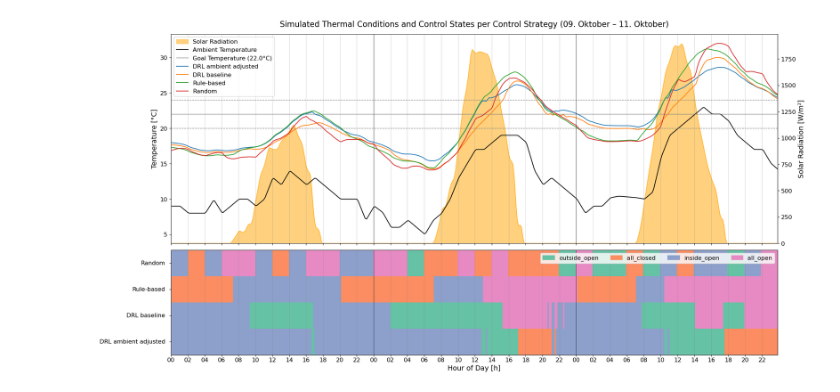
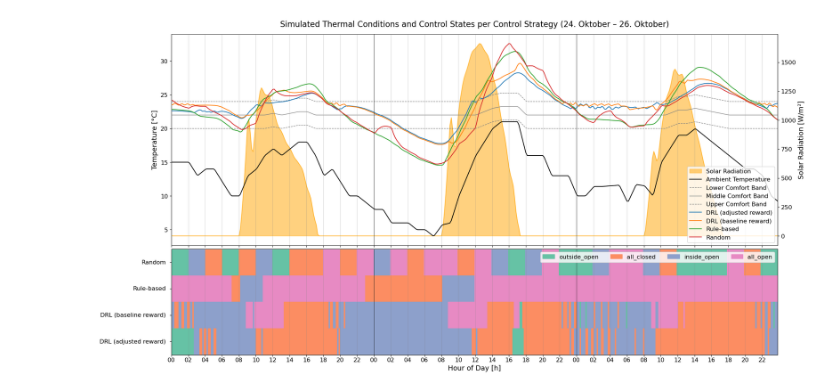
Before and after one commit to ClLuisa/DTFS, a Jupyter notebook: visualization.ipynb, the cells around one changed output. Drawn from its saved outputs; the diff is of its cells as text; code cells hidden in the pictures.

```diff
--- a/visualization.ipynb
+++ b/visualization.ipynb
@@ -62,3 +105,25 @@ data.head()
 | 2 | 1 | 0.500000 | 6552.500000 | 7.291667 | 0.0 | 20.328061 | ... |
 | 3 | 1 | 0.666667 | 6552.666667 | 7.208333 | 0.0 | 20.124367 | ... |
 | 4 | 1 | 0.833333 | 6552.833333 | 7.125000 | 0.0 | 19.950179 | ... |
+# %%
+data['date'] = pd.to_datetime(data['datetime']).dt.date
+
+# each row's contribution to Kelvin-hours = degrees off-comfort * time step (in hours)
+# infer the time step from current_time (looks like ~10 min = 0.166667 h per row)
+time_step_h = data['current_time'].diff().mode()[0]  # robust to the day-boundary reset
+
+data['uncomfortable_Kh'] = (data['overheating'] + data['undercooling']) * time_step_h
+
+kh = (
+    data.groupby(['date', 'source'])['uncomfortable_Kh']
+    .sum()
+    .unstack(fill_value=0)
+)
+
+amb_col = [c for c in kh.columns if 'ambient_adjusted' in c][0]
+rand_col = [c for c in kh.columns if 'random_control' in c][0]
+
+kh['diff'] = kh[rand_col] - kh[amb_col]
+
+best_day = kh['diff'].idxmax()
+print(best_day, kh.loc[best_day])
@@ -65,5 +138,5 @@ data.head()
 # %%
-WEEK_NUMBER = 95
+WEEK_NUMBER = 100
 
 week_length = 24*3
 
@@ -120,10 +266,20 @@ filtered_data[filtered_data['source'] == first_source].plot(
 ax1_rad.set_zorder(ax1.get_zorder() - 1)
 ax1.set_frame_on(False)
 
-# Goal temperature line
-ax1.axhline(y=T_MID, color="gray", linestyle="-", linewidth=1, label=f"Goal Temperature ({T_MID}°C)")
-ax1.axhline(y=T_LOW, color="gray", linestyle="--", linewidth=1)
-ax1.axhline(y=T_HIGH, color="gray", linestyle="--", linewidth=1)
+filtered_data[filtered_data['source'] == first_source].plot(
+    kind="line", x="datetime", y="t_low",
+    ax=ax1, color="grey", label="Lower Comfort Band", linestyle="--", linewidth=1
+)
+
+filtered_data[filtered_data['source'] == first_source].plot(
+    kind="line", x="datetime", y="t_mid",
+    ax=ax1, color="grey", label="Middle Comfort Band", linestyle="-", linewidth=1
+)
+
+filtered_data[filtered_data['source'] == first_source].plot(
+    kind="line", x="datetime", y="t_high",
+    ax=ax1, color="grey", label="Upper Comfort Band", linestyle="--", linewidth=1
+)
 
 for source, subset in filtered_data.groupby('source'):
     subset.plot(
@@ -215,31 +371,31 @@ ax2.tick_params(
 )
 
 # Date labels
 ax2.tick_params(
     axis="x",
     which="minor",
     rotation=0,
     pad=18
 )
 
 for label in ax2.xaxis.get_majorticklabels():
     label.set_ha("center")
 
 for label in ax2.xaxis.get_minorticklabels():
     label.set_ha("center")
 
 ax2.set_xlabel("Hour of Day [h]")
 ax1.set_xlabel("")
 
 start_date = filtered_data["datetime"].min().strftime("%d. %B")
 end_date = filtered_data["datetime"].max().strftime("%d. %B")
 
 plt.title(
     f"Simulated Thermal Conditions and Control States per Control Strategy "
     f"({start_date} – {end_date})",
     y=1.02
 )
 
 plt.show()
 # %% [output]
-[figure, old version]
+[figure, new version]
```
Also changed, not shown: parts of 18 cells of this notebook, 16 other files.
